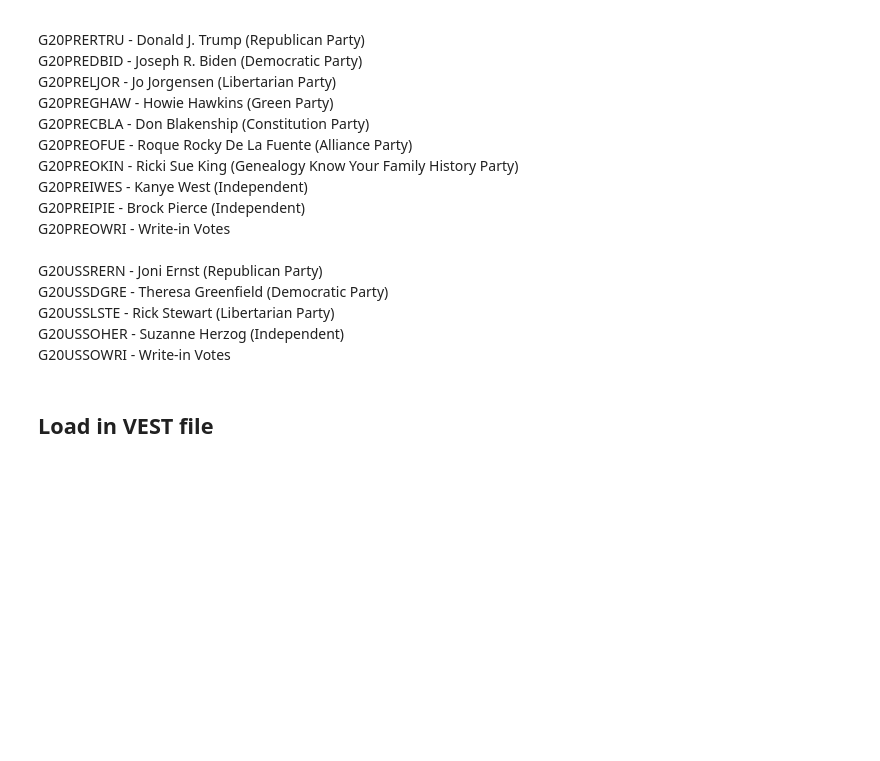
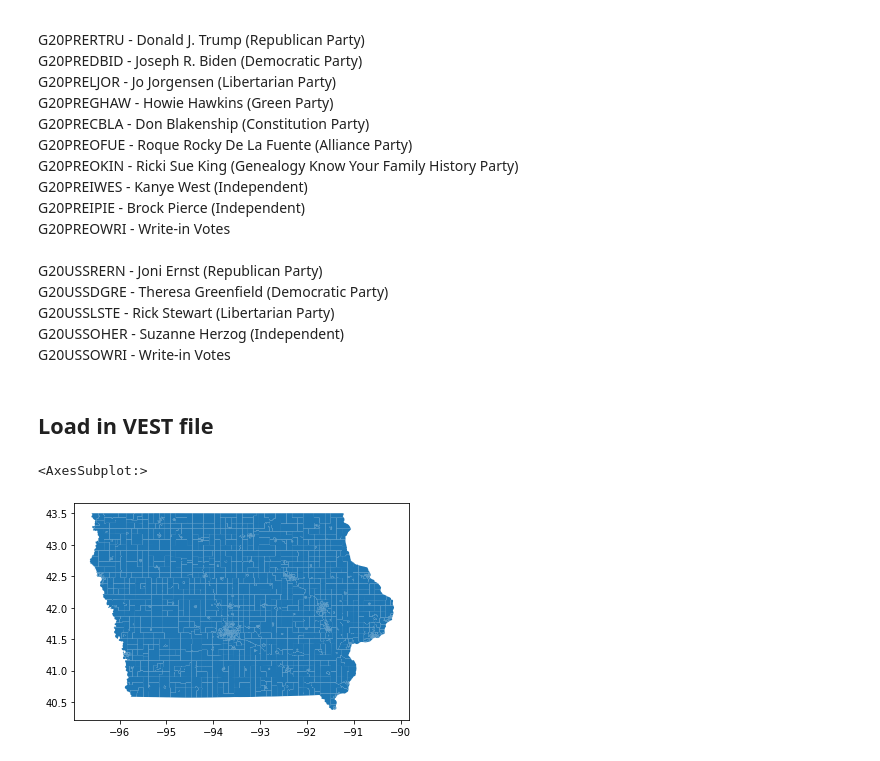
Before and after one commit to nonpartisan-redistricting-datahub/pdv-ia, a Jupyter notebook: vest-ia-2020/vest-ia-2020-validation.ipynb, the cells around one changed output. Cells and saved outputs as stored; diff of their text form; code cells hidden in the pictures; blank space fills up the shorter version.

```diff
--- a/vest-ia-2020/vest-ia-2020-validation.ipynb
+++ b/vest-ia-2020/vest-ia-2020-validation.ipynb
@@ -65,0 +64,7 @@ vest_ia
+# %%
+vest_ia_2020 = gp.read_file("./raw-from-source/VEST/ia_2020/ia_2020.shp")
+# %%
+vest_ia_2020.plot()
+# %% [output]
+<AxesSubplot:>
+[figure, added]
```
Also changed, not shown: parts of 1 cell of this notebook.
